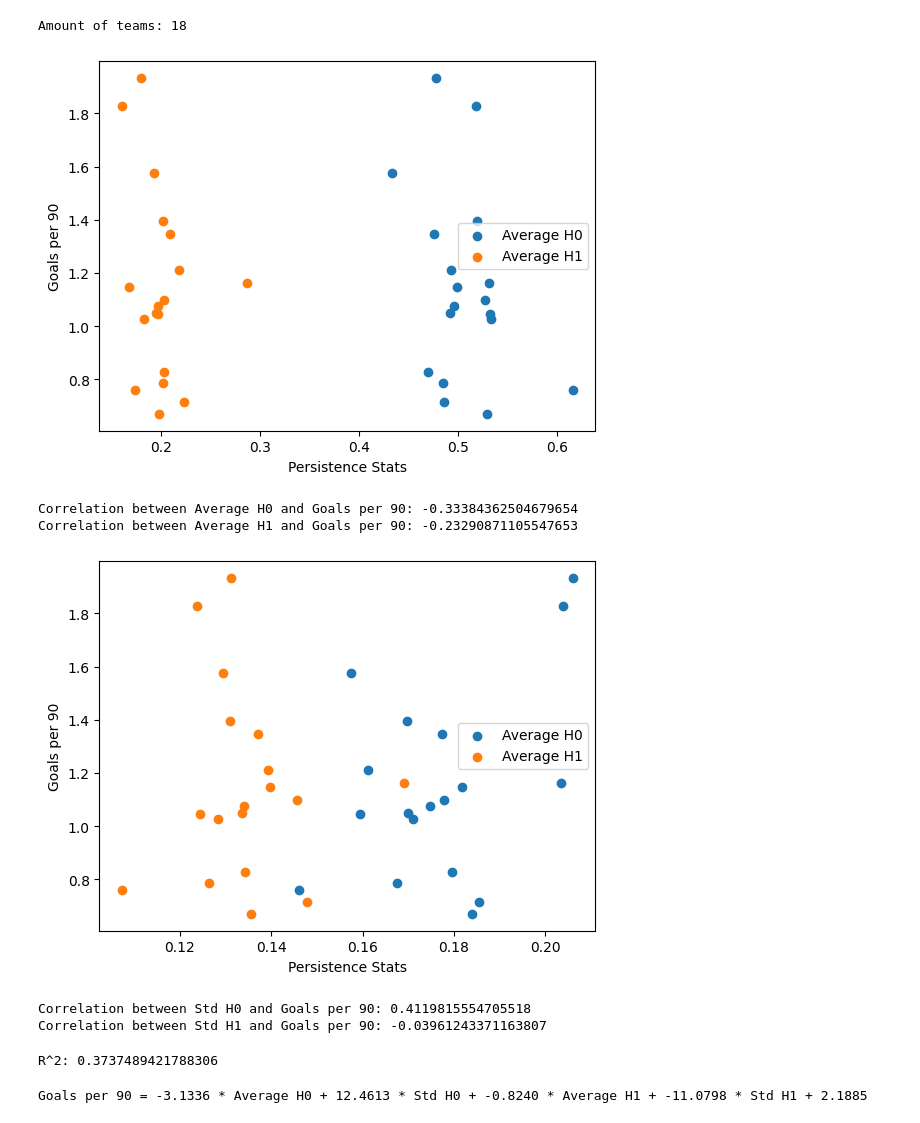
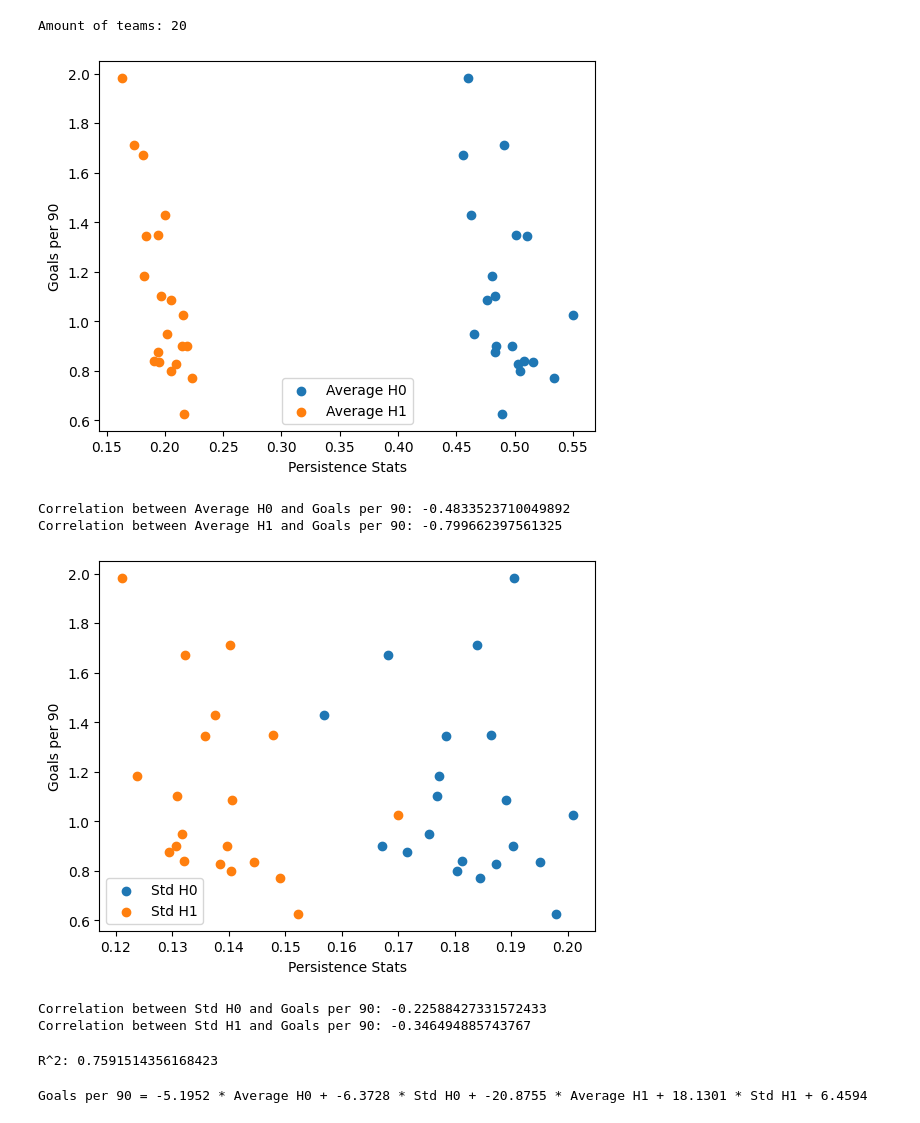
Before and after one commit to Sam-B-Y/TDA-Soccer-Passing-Networks, a Jupyter notebook: models/AUCtoGoals.ipynb, the cells around one changed output. Cells and saved outputs as stored; diff of their text form; code cells hidden in the pictures.

```diff
--- a/models/AUCtoGoals.ipynb
+++ b/models/AUCtoGoals.ipynb
@@ -76,10 +76,11 @@ def graph_to_adjacency_matrix(G):
     np.fill_diagonal(adj_matrix, 0)
     return adj_matrix, nodes
 # %%
-directory_path = '../data/2015-2016/1-Bundesliga/*.json'
+# directory_path = '../data/2015-2016/1-Bundesliga/*.json'
 # directory_path = '../data/2015-2016/Premier-League/*.json'
-# directory_path = '../data/2015-2016/Serie-A/*.json'
+directory_path = '../data/2015-2016/Serie-A/*.json'
 # directory_path = '../data/2015-2016/La-Liga/*.json'
+# directory_path = '../data/2015-2016/Ligue-1/*.json'
 
 
 persistence_stats = {}
@@ -130,26 +131,26 @@ correlation_avg_h1 = team_stats_df["Average H1"].corr(team_stats_df["Goals per 9
 print(f"Correlation between Average H0 and Goals per 90: {correlation_avg_h0}")
 print(f"Correlation between Average H1 and Goals per 90: {correlation_avg_h1}")
 # %% [output]
-Amount of teams: 18
+Amount of teams: 20
-[figure, old version]
+[figure, new version]
-Correlation between Average H0 and Goals per 90: -0.33384362504679654
-Correlation between Average H1 and Goals per 90: -0.23290871105547653
+Correlation between Average H0 and Goals per 90: -0.4833523710049892
+Correlation between Average H1 and Goals per 90: -0.799662397561325
 # %%
-plt.scatter(team_stats_df["Std H0"], team_stats_df["Goals per 90"], label="Average H0")
-plt.scatter(team_stats_df["Std H1"], team_stats_df["Goals per 90"], label="Average H1")
+plt.scatter(team_stats_df["Std H0"], team_stats_df["Goals per 90"], label="Std H0")
+plt.scatter(team_stats_df["Std H1"], team_stats_df["Goals per 90"], label="Std H1")
 plt.xlabel("Persistence Stats")
 plt.ylabel("Goals per 90")
 plt.legend()
 plt.show()
 
-correlation_avg_h0 = team_stats_df["Std H0"].corr(team_stats_df["Goals per 90"])
-correlation_avg_h1 = team_stats_df["Std H1"].corr(team_stats_df["Goals per 90"])
-print(f"Correlation between Std H0 and Goals per 90: {correlation_avg_h0}")
-print(f"Correlation between Std H1 and Goals per 90: {correlation_avg_h1}")
+correlation_std_h0 = team_stats_df["Std H0"].corr(team_stats_df["Goals per 90"])
+correlation_std_h1 = team_stats_df["Std H1"].corr(team_stats_df["Goals per 90"])
+print(f"Correlation between Std H0 and Goals per 90: {correlation_std_h0}")
+print(f"Correlation between Std H1 and Goals per 90: {correlation_std_h1}")
 # %% [output]
-[figure, old version]
+[figure, new version]
-Correlation between Std H0 and Goals per 90: 0.4119815554705518
-Correlation between Std H1 and Goals per 90: -0.03961243371163807
+Correlation between Std H0 and Goals per 90: -0.22588427331572433
+Correlation between Std H1 and Goals per 90: -0.346494885743767
 # %%
 # Features and target
 X = team_stats_df[["Average H0", "Std H0", "Average H1", "Std H1"]]
@@ -164,14 +165,14 @@ y_pred = model.predict(X)
 r2 = r2_score(y, y_pred)
 print("R^2:", r2)
 # %% [output]
-R^2: 0.3737489421788306
+R^2: 0.7591514356168423
 # %%
 coefficients = model.coef_
 intercept = model.intercept_
 
 print(f"Goals per 90 = {coefficients[0]:.4f} * Average H0 + {coefficients[1]:.4f} * Std H0 + {coefficients[2]:.4f} * Average H1 + {coefficients[3]:.4f} * Std H1 + {intercept:.4f}")
 # %% [output]
-Goals per 90 = -3.1336 * Average H0 + 12.4613 * Std H0 + -0.8240 * Average H1 + -11.0798 * Std H1 + 2.1885
+Goals per 90 = -5.1952 * Average H0 + -6.3728 * Std H0 + -20.8755 * Average H1 + 18.1301 * Std H1 + 6.4594
 # %%
 # plot the linear regression
 plt.scatter(y, y_pred)
```
Also changed, not shown: parts of 2 cells of this notebook, 21 other files.
